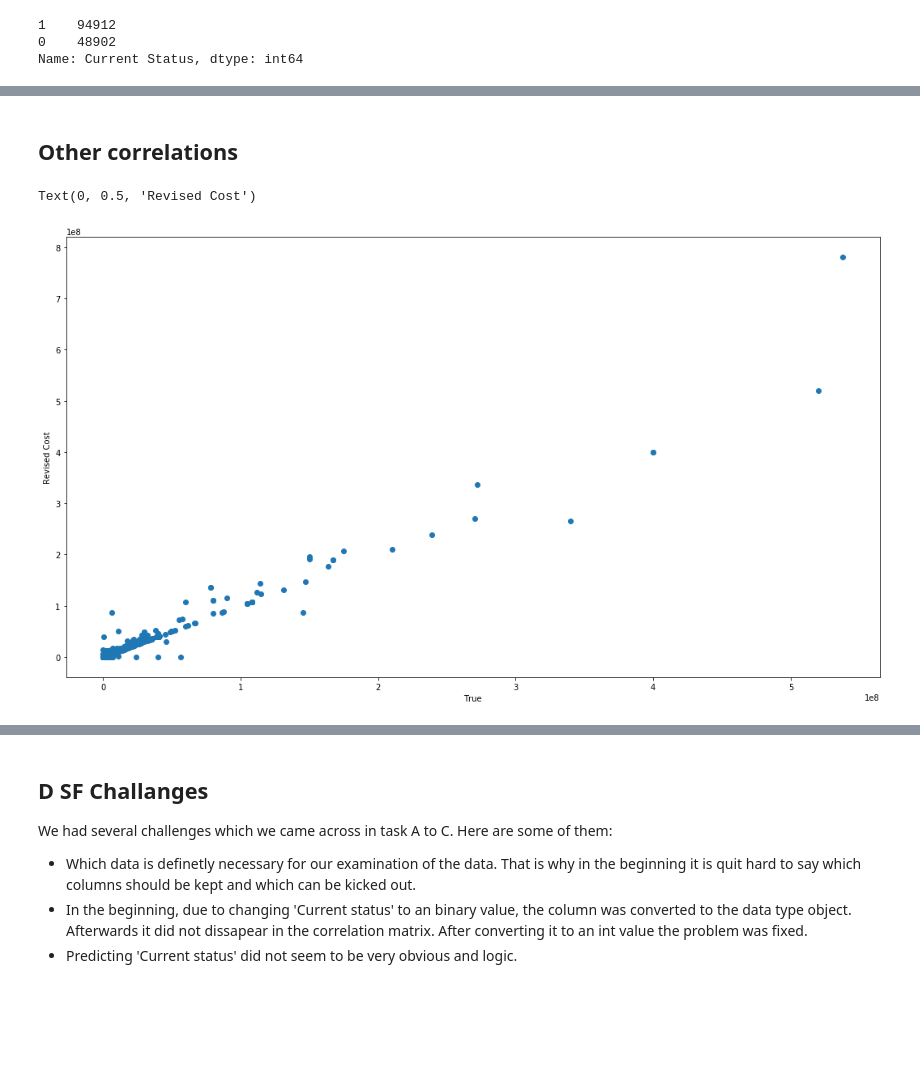
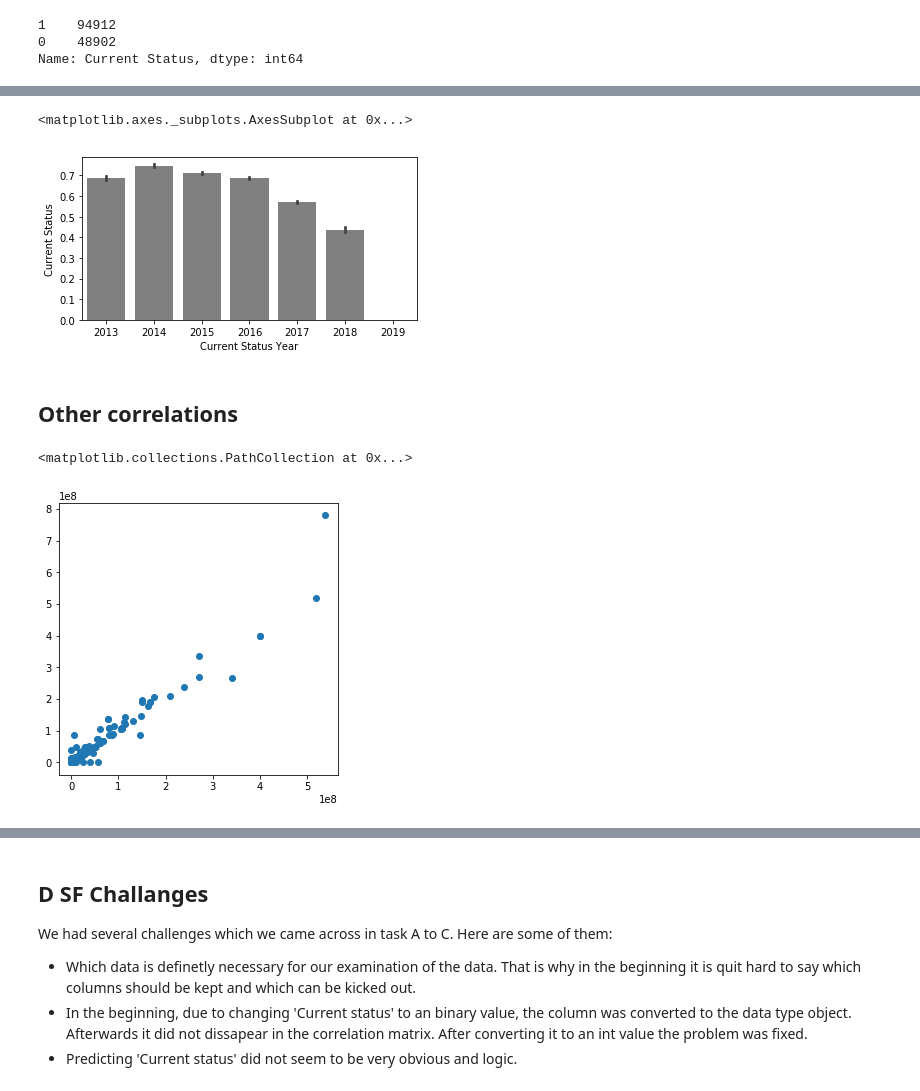
Before and after one commit to LuckyStrike357/atit2_assignment2, a Jupyter notebook: B Permits Exploration .ipynb, the cells around one changed output, grey strips where cells are left out. Saved outputs shown, nothing was run; the diff lists cells and outputs as text; code cells hidden in the pictures; blank space fills up the shorter version.

```diff
--- a/B Permits Exploration .ipynb
+++ b/B Permits Exploration .ipynb
@@ -182,3 +203,9 @@ sns.barplot('Current Status', 'Permit Type', data=sf_df, color="grey")
+# %%
+fig= plt.figure(figsize=(6,3))
+sns.barplot('Current Status Year', 'Current Status', data=sf_df, color="grey")
+# %% [output]
+<matplotlib.axes._subplots.AxesSubplot at 0x...>
+[figure, added]
 # %% [markdown]
 ## Other correlations
 # %%
@@ -187,7 +214,7 @@ sns.barplot('Revised Cost', 'Estimated Cost', data=sf_df, color="grey")
 # %%
 plt.scatter(sf_df['Estimated Cost'], sf_df['Revised Cost'])
-plt.xlabel(sf_df['Estimated Cost'].any())
-plt.ylabel('Revised Cost')
+#plt.xlabel('Estimated Cost')
+#plt.ylabel('Revised Cost')
 # %% [output]
-Text(0, 0.5, 'Revised Cost')
+<matplotlib.collections.PathCollection at 0x...>
-[figure, old version]
+[figure, new version]
```
Also changed, not shown: parts of 17 cells of this notebook, 3 other files.
